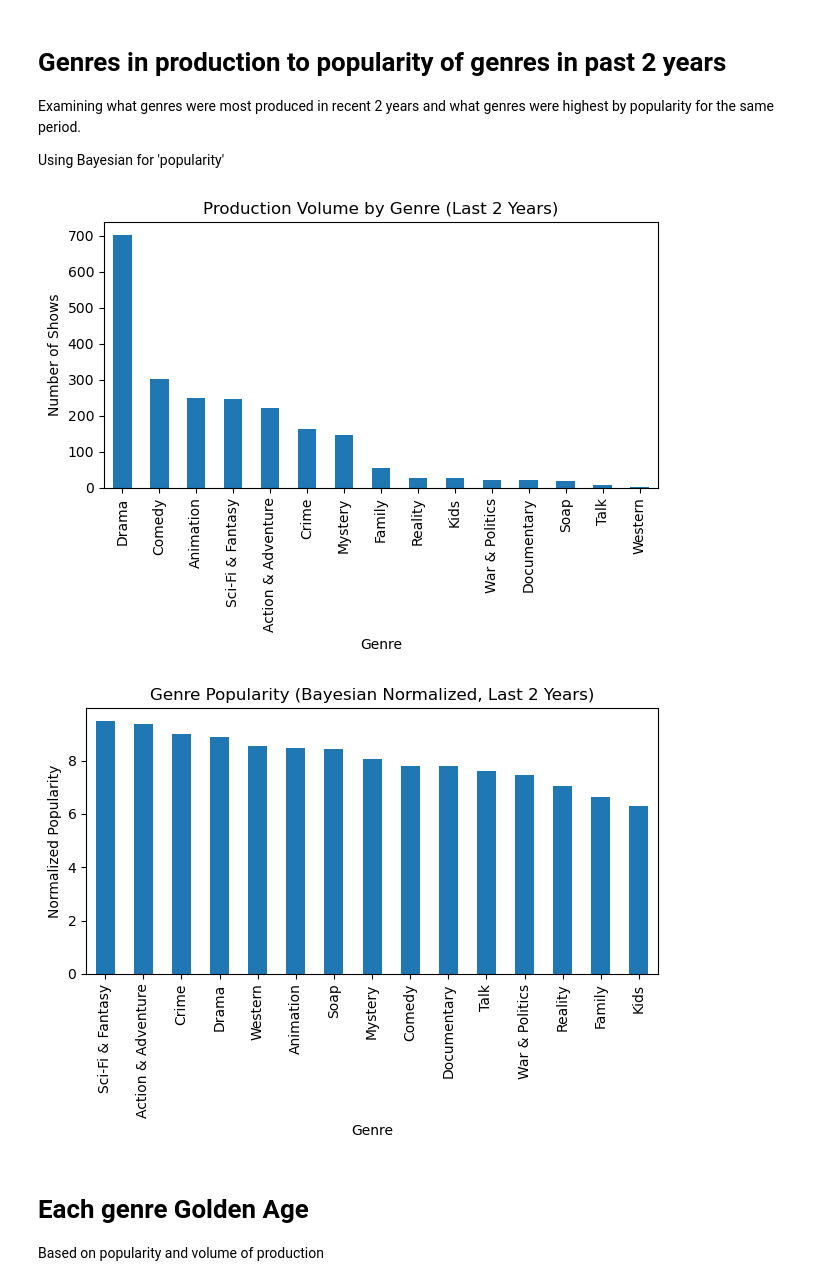
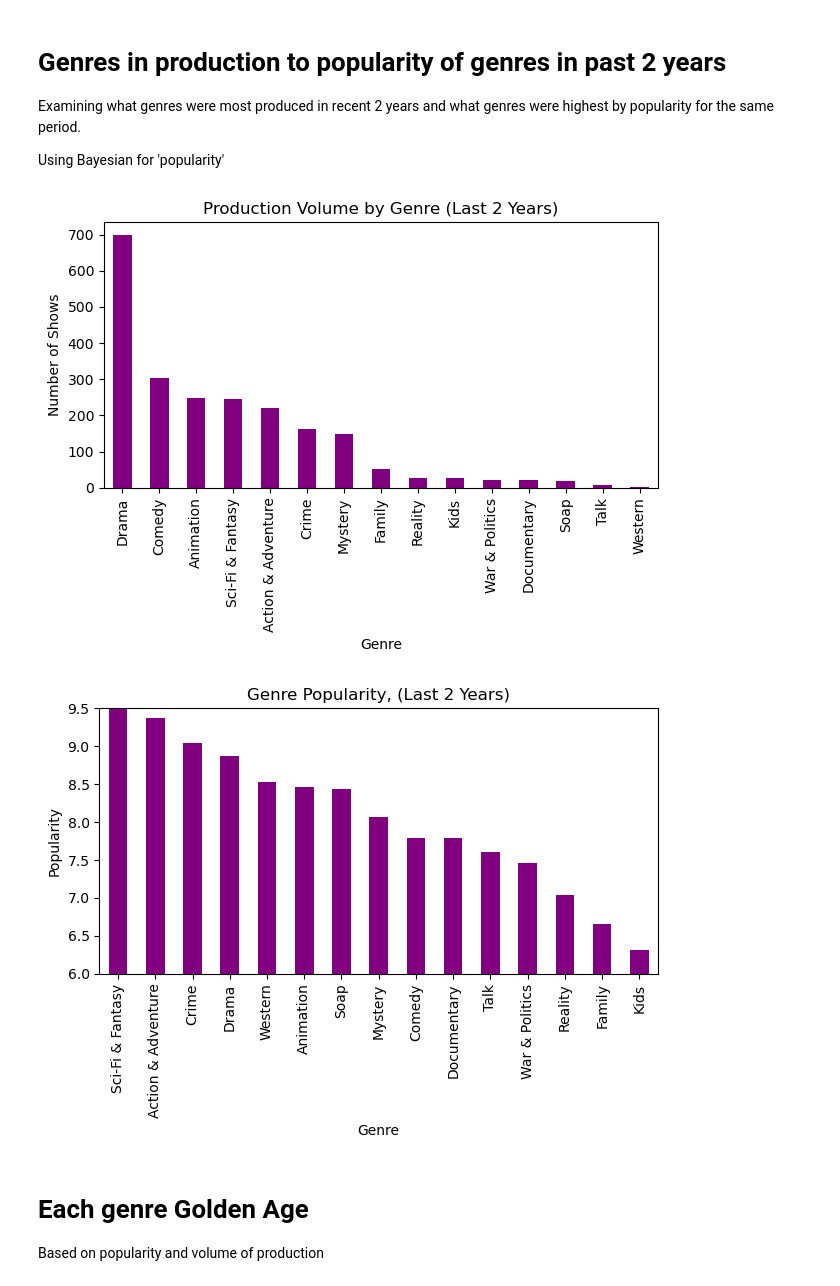
Before and after one commit to DannyMcNuggets/tmdb, a Jupyter notebook: TMDB_notebook.ipynb, the cells around one changed output. Drawn from its saved outputs; the diff is of its cells as text; code cells hidden in the pictures.

```diff
--- a/TMDB_notebook.ipynb
+++ b/TMDB_notebook.ipynb
@@ -106,14 +69,15 @@ production_recent = (
 )
 
 plt.figure()
-production_recent.plot(kind="bar")
+production_recent.plot(kind="bar", color = "purple")
 plt.title("Production Volume by Genre (Last 2 Years)")
 plt.xlabel("Genre")
 plt.ylabel("Number of Shows")
 plt.tight_layout()
+plt.savefig("production.png", dpi=300, bbox_inches="tight")
 plt.show()
 # %% [output]
-[figure, old version]
+[figure, new version]
 # %%
 genre_stats = df_genre_recent.groupby("genre_name")["popularity"].agg(["count", "mean"])
 global_mean = df_genre_recent["popularity"].mean()
@@ -126,14 +90,16 @@ genre_stats["popularity_shrunk"] = (
 genre_stats = genre_stats.sort_values("popularity_shrunk", ascending=False)
 # %%
 plt.figure()
-genre_stats["popularity_shrunk"].plot(kind="bar")
-plt.title("Genre Popularity (Bayesian Normalized, Last 2 Years)")
+genre_stats["popularity_shrunk"].plot(kind="bar", color = "purple")
+plt.title("Genre Popularity, (Last 2 Years)")
 plt.xlabel("Genre")
-plt.ylabel("Normalized Popularity")
+plt.ylabel("Popularity")
+plt.ylim(6, 9.5)
 plt.tight_layout()
+plt.savefig("popularity.png", dpi=300, bbox_inches="tight")
 plt.show()
 # %% [output]
-[figure, old version]
+[figure, new version]
 # %% [markdown]
 # Each genre Golden Age
 Based on popularity and volume of production
```
Also changed, not shown: parts of 15 cells of this notebook.
